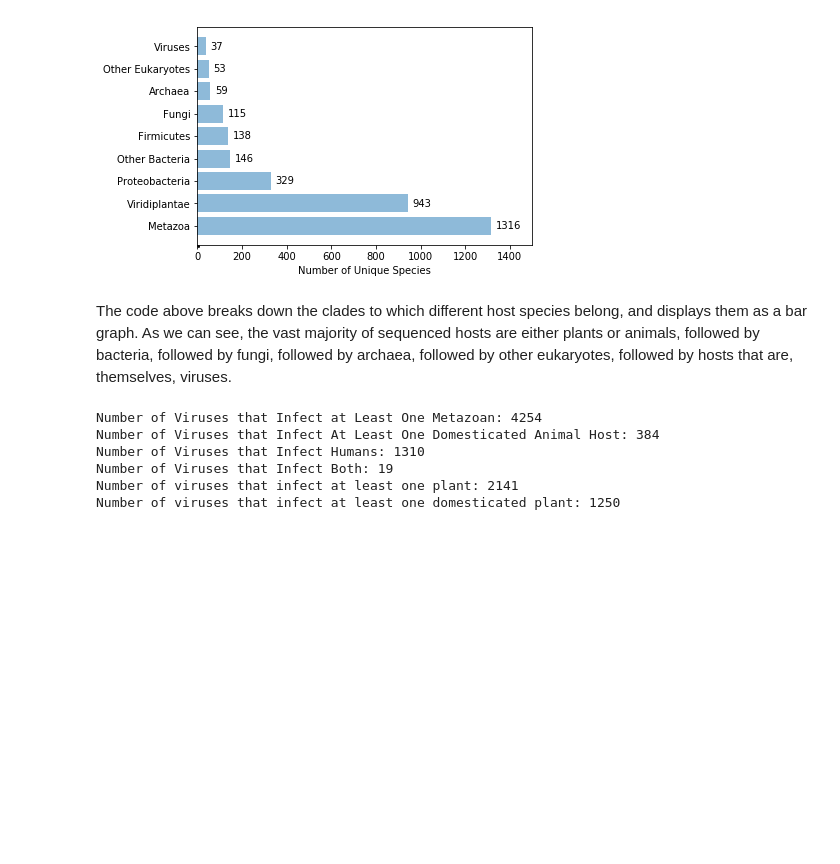
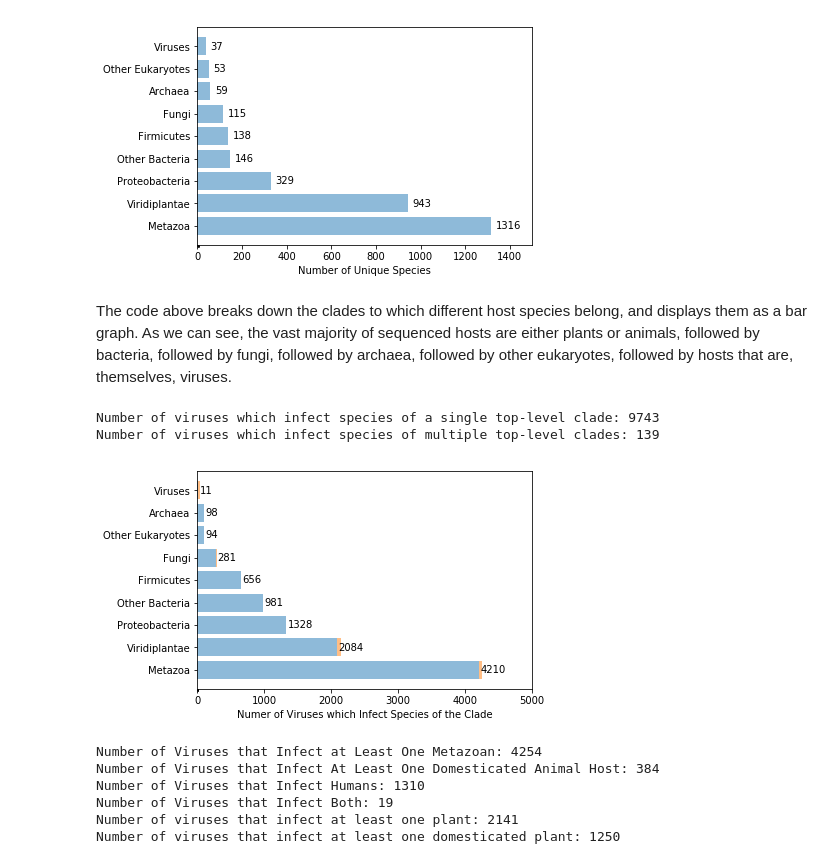
Before and after one commit to sable-cat/anthropocentric-sequencing, a Jupyter notebook: Project.ipynb, the cells around one changed output. Saved outputs shown, nothing was run; the diff lists cells and outputs as text; code cells hidden in the pictures; blank space fills up the shorter version.

```diff
--- a/Project.ipynb
+++ b/Project.ipynb
@@ -139,6 +187,79 @@ hostCladesPlot(myEntries)
 [figure]
 # %% [markdown]
 The code above breaks down the clades to which different host species belong, and displays them as a bar graph. As we can see, the vast majority of sequenced hosts are either plants or animals, followed by bacteria, followed by fungi, followed by archaea, followed by other eukaryotes, followed by hosts that are, themselves, viruses.
+# %%
+CLADES = {"Fungi", "Firmicutes", "Proteobacteria", "Viridiplantae", "Metazoa"}
+
+def virusInfectsCladesPlot(myEntries):
+    virus_to_host_clades_dict = {}
+    for virus_tax_id, record in myEntries.items():
+        for host in record.hosts:
+            split_lineage = host.lineage.split('; ')
+            if len(split_lineage) < 2:
+                continue
+            clade = split_lineage[1]
+            if clade not in CLADES:
+                if split_lineage[0] == 'Eukaryota':
+                    clade = 'Other Eukaryotes'
+                elif split_lineage[0] == 'Bacteria':
+                    clade = 'Other Bacteria'
+                else:
+                    clade = split_lineage[0]
+
+            if virus_tax_id not in virus_to_host_clades_dict.keys():
+                virus_to_host_clades_dict[virus_tax_id] = [clade]
+            elif clade not in virus_to_host_clades_dict[virus_tax_id]:
+                virus_to_host_clades_dict[virus_tax_id] = virus_to_host_clades_dict[virus_tax_id] + [clade]
+
+    single_clades_counter = Counter()
+    multiple_clades_counter = Counter()
+    for virus_tax_id, host_clades in virus_to_host_clades_dict.items():
+        if len(host_clades) == 0:
+            print("SOMETHING WENT TERRIBLY WRONG!")
+            break
+        elif len(host_clades) == 1:
+            single_clades_counter.add(host_clades[0], 1)
+        else:
+            for clade in host_clades:
+                multiple_clades_counter.add(clade, 1)
+
+    dual_counter = single_clades_counter.clone()
+    dual_counter.extend(multiple_clades_counter)
+
+    dcc_items = sorted( list(dual_counter.items()), key=pcc_sort, reverse=True )
+
+    clades = []
+    for clade, count in dcc_items:
+        clades.append(clade)
+
+    single_counts = []
+    multiple_counts = []
+    for clade in clades:
+        single_counts.append(single_clades_counter.get(clade))
+        multiple_counts.append(multiple_clades_counter.get(clade))
+
+    fig, ax = plt.subplots()
+
+    y_pos = np.arange(len(clades))
+
+    s_bars = ax.barh(y_pos, single_counts, align='center', alpha=0.5, tick_label=clades)
+    m_bars = ax.barh(y_pos, multiple_counts, align='center', alpha=0.5, left = single_counts)
+    ax.set_xticks(y_pos, clades)
+    ax.set_xlabel("Numer of Viruses which Infect Species of the Clade")
+    ax.set_xlim(0, 5000)
+
+    for bar in s_bars:
+        width = bar.get_width()
+        plt.text(width + 20, bar.get_y() + bar.get_height()/2., '%d' % int(width), ha='left', va='center')
+
+    print("Number of viruses which infect species of a single top-level clade: %d" % single_clades_counter.sum())
+    print("Number of viruses which infect species of multiple top-level clades: %d" % multiple_clades_counter.sum())
+
+virusInfectsCladesPlot(myEntries)
+# %% [output]
+Number of viruses which infect species of a single top-level clade: 9743
+Number of viruses which infect species of multiple top-level clades: 139
+[figure, added]
 # %%
 # Name records sometimes abbreviate the genus name (e.g. "A. mellifera") and sometimes contain multiple species in the format "speciesA x speciesB x ...".
 # Also, sometimes "sp." or "spp." is used instead of the name of a specific species.
```
Also changed, not shown: parts of 1 cell of this notebook.
